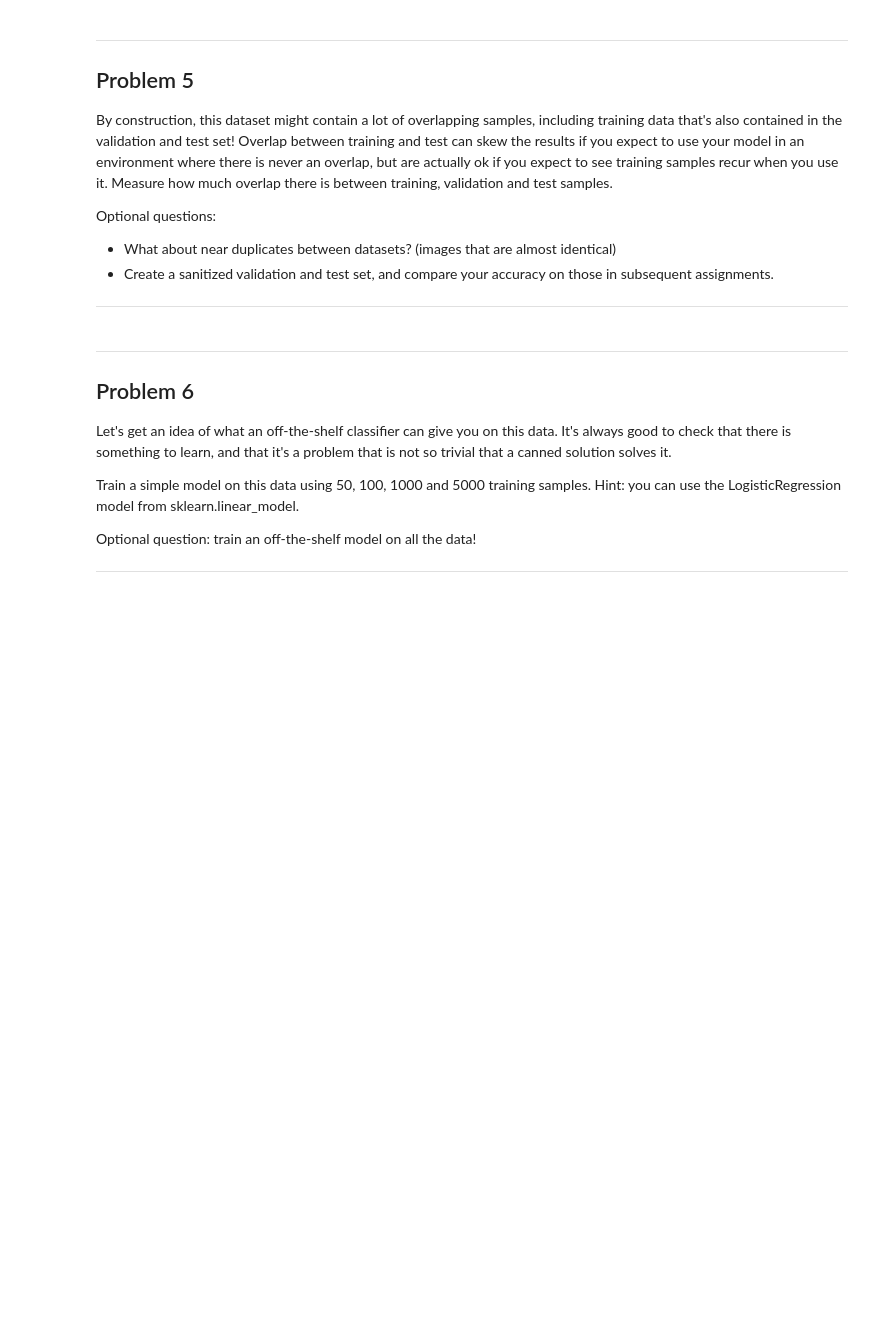
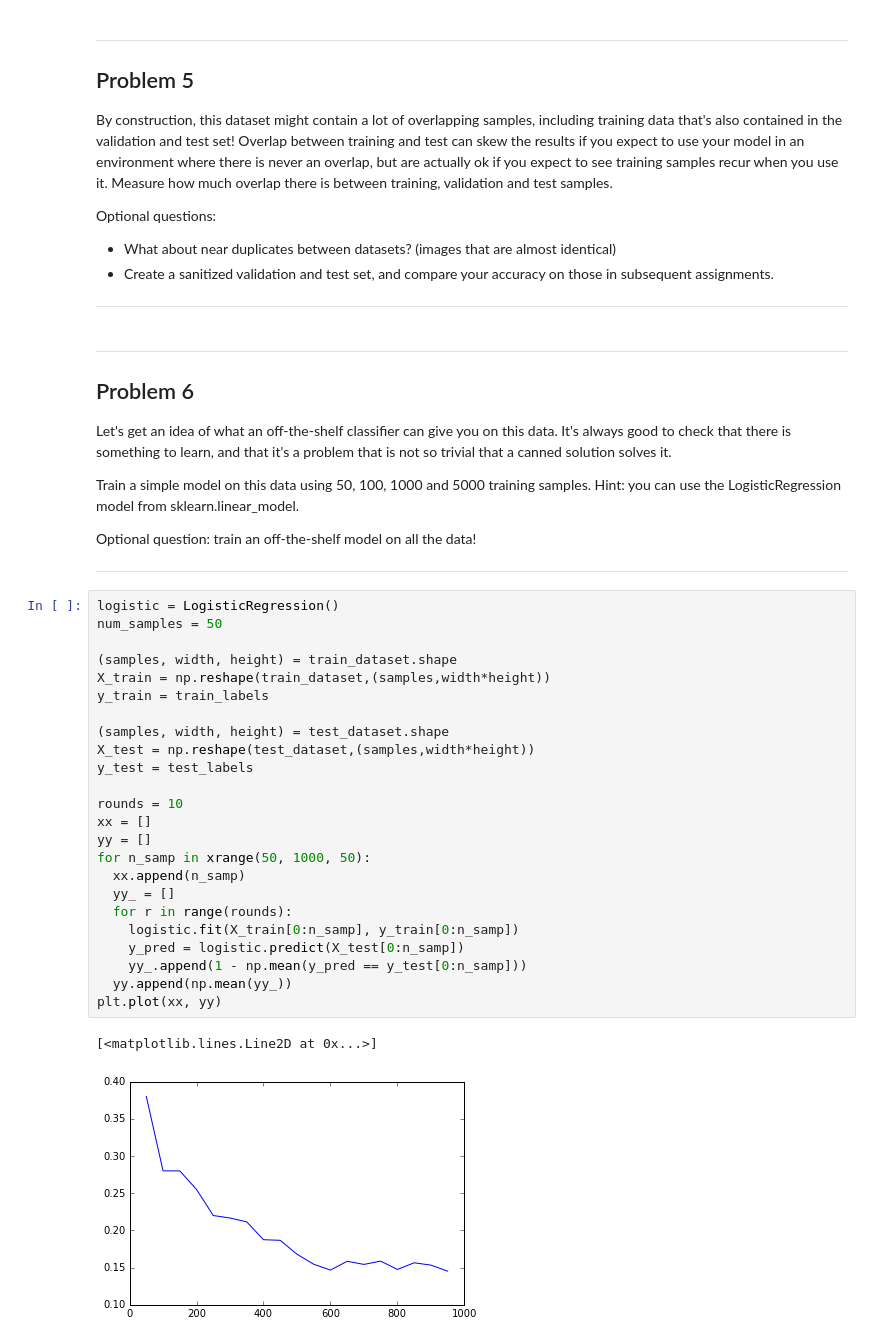
Before and after one commit to sagarjauhari/ud730-deep-learning, a Jupyter notebook: 1_notmnist.ipynb, the cells around one changed output. Drawn from its saved outputs; the diff is of its cells as text; blank space fills up the shorter version.

```diff
--- a/1_notmnist.ipynb
+++ b/1_notmnist.ipynb
@@ -362,3 +368,30 @@ Train a simple model on this data using 50, 100, 1000 and 5000 training samples.
 Optional question: train an off-the-shelf model on all the data!
 
 ---
+# %%
+logistic = LogisticRegression()
+num_samples = 50
+
+(samples, width, height) = train_dataset.shape
+X_train = np.reshape(train_dataset,(samples,width*height))
+y_train = train_labels
+
+(samples, width, height) = test_dataset.shape
+X_test = np.reshape(test_dataset,(samples,width*height))
+y_test = test_labels
+
+rounds = 10
+xx = []
+yy = []
+for n_samp in xrange(50, 1000, 50):
+  xx.append(n_samp)
+  yy_ = []
+  for r in range(rounds):
+    logistic.fit(X_train[0:n_samp], y_train[0:n_samp])
+    y_pred = logistic.predict(X_test[0:n_samp])
+    yy_.append(1 - np.mean(y_pred == y_test[0:n_samp]))
+  yy.append(np.mean(yy_))
+plt.plot(xx, yy)
+# %% [output]
+[<matplotlib.lines.Line2D at 0x...>]
+[figure, added]
```
Also changed, not shown: parts of 4 cells of this notebook.
